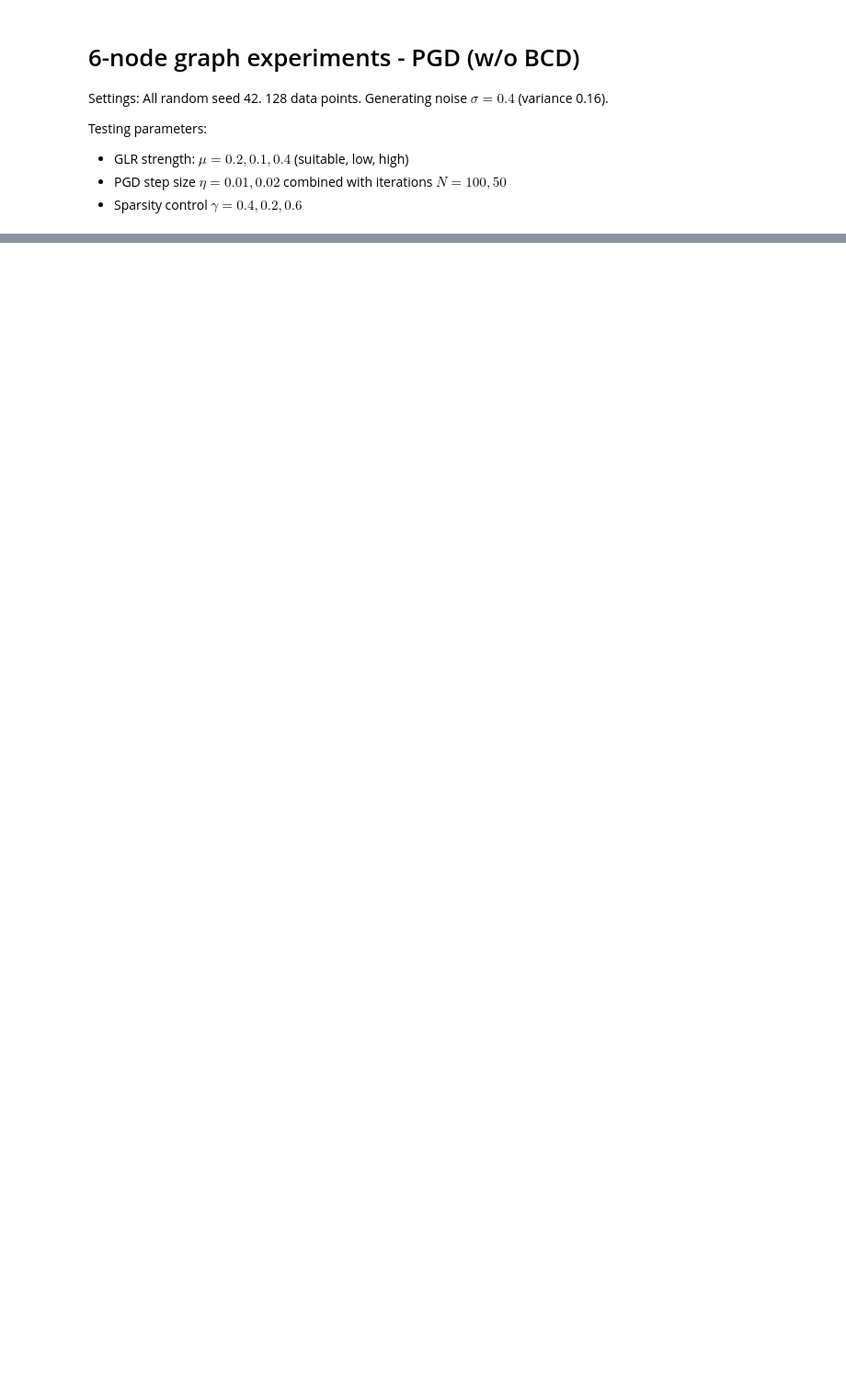
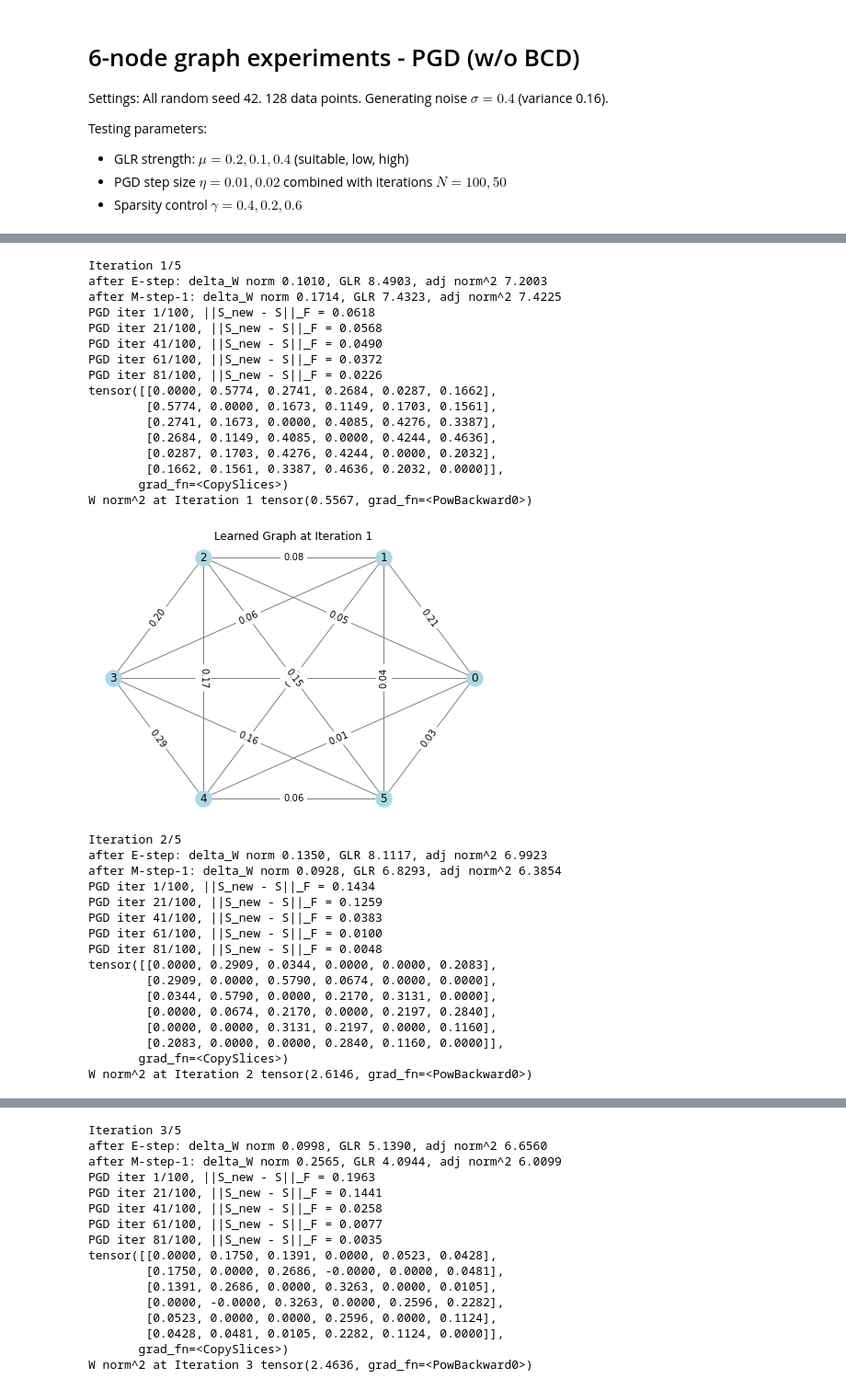
Before and after one commit to SingularityUndefined/AdaptiveSparseSTForecast, a Jupyter notebook: main_experiments.ipynb, the cells around one changed output, grey strips where cells are left out. Shown at 92% size. Cells and saved outputs as stored; diff of their text form; code cells hidden in the pictures; blank space fills up the shorter version.

```diff
--- a/main_experiments.ipynb
+++ b/main_experiments.ipynb
@@ -975,0 +352,45 @@ R_old tensor([[ 1.3241,  0.7685,  0.4907, -0.3426, -0.6204, -0.6204],
+# %%
+arg_dict = {
+    'mu': 0.2,
+    'gamma': 0.4,
+    'step_size': 0.02,
+    'c': 5,
+    'PGD_iters': 100,
+    'use_block_coordinate': False,
+    'PGD_step_size': 0.02
+}
+Experiment(arg_dict, num_nodes, S_init=None, seed=42)
+# %% [output]
+Iteration 1/5
+after E-step: delta_W norm 0.1010, GLR 8.4903, adj norm^2 7.2003
+after M-step-1: delta_W norm 0.1714, GLR 7.4323, adj norm^2 7.4225
+PGD iter 1/100, ||S_new - S||_F = 0.0618
+PGD iter 21/100, ||S_new - S||_F = 0.0568
+PGD iter 41/100, ||S_new - S||_F = 0.0490
+PGD iter 61/100, ||S_new - S||_F = 0.0372
+PGD iter 81/100, ||S_new - S||_F = 0.0226
+tensor([[0.0000, 0.5774, 0.2741, 0.2684, 0.0287, 0.1662],
+        [0.5774, 0.0000, 0.1673, 0.1149, 0.1703, 0.1561],
+        [0.2741, 0.1673, 0.0000, 0.4085, 0.4276, 0.3387],
+        [0.2684, 0.1149, 0.4085, 0.0000, 0.4244, 0.4636],
+        [0.0287, 0.1703, 0.4276, 0.4244, 0.0000, 0.2032],
+        [0.1662, 0.1561, 0.3387, 0.4636, 0.2032, 0.0000]],
+       grad_fn=<CopySlices>)
+W norm^2 at Iteration 1 tensor(0.5567, grad_fn=<PowBackward0>)
+[figure, added]
+Iteration 2/5
+after E-step: delta_W norm 0.1350, GLR 8.1117, adj norm^2 6.9923
+after M-step-1: delta_W norm 0.0928, GLR 6.8293, adj norm^2 6.3854
+PGD iter 1/100, ||S_new - S||_F = 0.1434
+PGD iter 21/100, ||S_new - S||_F = 0.1259
+PGD iter 41/100, ||S_new - S||_F = 0.0383
+PGD iter 61/100, ||S_new - S||_F = 0.0100
+PGD iter 81/100, ||S_new - S||_F = 0.0048
+tensor([[0.0000, 0.2909, 0.0344, 0.0000, 0.0000, 0.2083],
+        [0.2909, 0.0000, 0.5790, 0.0674, 0.0000, 0.0000],
+        [0.0344, 0.5790, 0.0000, 0.2170, 0.3131, 0.0000],
+        [0.0000, 0.0674, 0.2170, 0.0000, 0.2197, 0.2840],
+        [0.0000, 0.0000, 0.3131, 0.2197, 0.0000, 0.1160],
+        [0.2083, 0.0000, 0.0000, 0.2840, 0.1160, 0.0000]],
+       grad_fn=<CopySlices>)
+W norm^2 at Iteration 2 tensor(2.6146, grad_fn=<PowBackward0>)
@@ -975,0 +398,16 @@ R_old tensor([[ 1.3241,  0.7685,  0.4907, -0.3426, -0.6204, -0.6204],
+Iteration 3/5
+after E-step: delta_W norm 0.0998, GLR 5.1390, adj norm^2 6.6560
+after M-step-1: delta_W norm 0.2565, GLR 4.0944, adj norm^2 6.0099
+PGD iter 1/100, ||S_new - S||_F = 0.1963
+PGD iter 21/100, ||S_new - S||_F = 0.1441
+PGD iter 41/100, ||S_new - S||_F = 0.0258
+PGD iter 61/100, ||S_new - S||_F = 0.0077
+PGD iter 81/100, ||S_new - S||_F = 0.0035
+tensor([[0.0000, 0.1750, 0.1391, 0.0000, 0.0523, 0.0428],
+        [0.1750, 0.0000, 0.2686, -0.0000, 0.0000, 0.0481],
+        [0.1391, 0.2686, 0.0000, 0.3263, 0.0000, 0.0105],
+        [0.0000, -0.0000, 0.3263, 0.0000, 0.2596, 0.2282],
+        [0.0523, 0.0000, 0.0000, 0.2596, 0.0000, 0.1124],
+        [0.0428, 0.0481, 0.0105, 0.2282, 0.1124, 0.0000]],
+       grad_fn=<CopySlices>)
+W norm^2 at Iteration 3 tensor(2.4636, grad_fn=<PowBackward0>)
```
Also changed, not shown: parts of 22 cells of this notebook, 3 other files.
